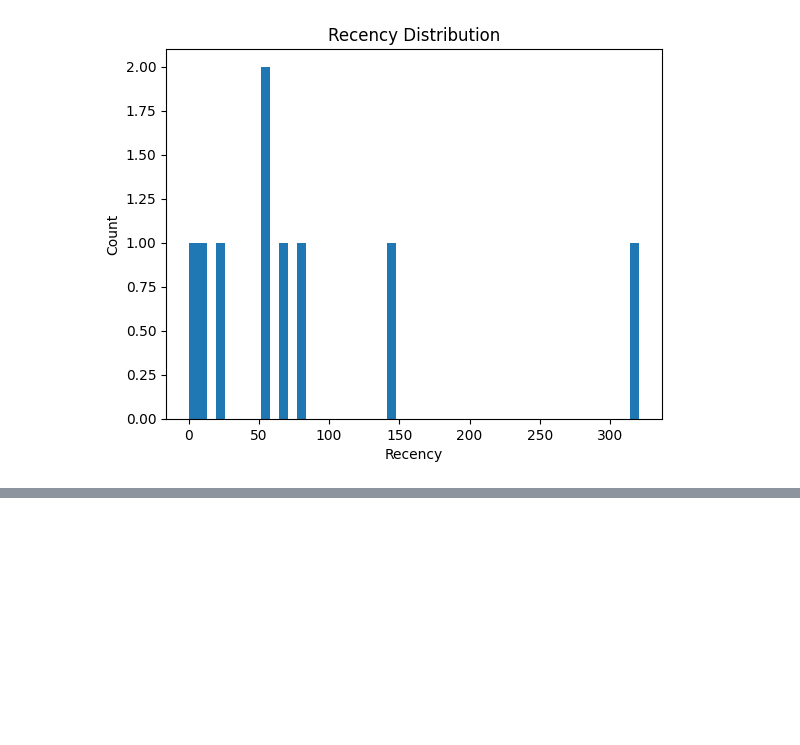
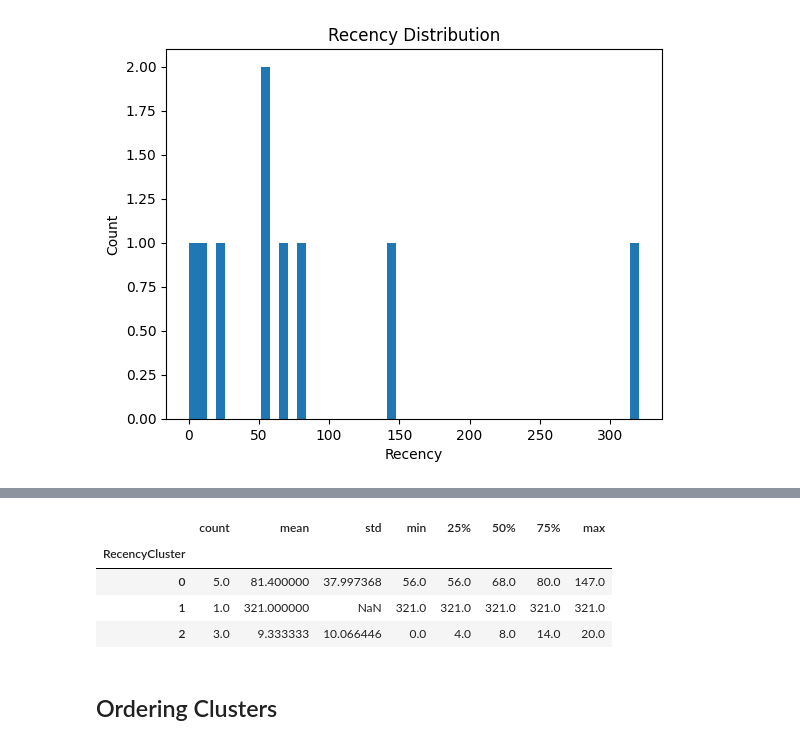
Before and after one commit to langatkevin/Customer-Lifetime-Value, a Jupyter notebook: cltv.ipynb, the cells around one changed output, grey strips where cells are left out. Saved outputs shown, nothing was run; the diff lists cells and outputs as text; code cells hidden in the pictures; blank space fills up the shorter version.

```diff
--- a/cltv.ipynb
+++ b/cltv.ipynb
@@ -140,0 +158,6 @@ plt.show()
+# %%
+# Build 3 clusters for recency and add it to dataframe
+kmeans = KMeans(n_clusters=3)
+kmeans.fit(customer_segmentation[['Recency']])
+customer_segmentation['RecencyCluster'] = kmeans.predict(customer_segmentation[['Recency']])
+customer_segmentation.head()
@@ -140,0 +171,10 @@ plt.show()
+# %%
+customer_segmentation.groupby('RecencyCluster')['Recency'].describe()
+# %% [output]
+|  | count | mean | std | min | 25% | 50% | 75% | max |
+| RecencyCluster |  |  |  |  |  |  |  |  |
+| 0 | 5.0 | 81.400000 | 37.997368 | 56.0 | 56.0 | 68.0 | 80.0 | 147.0 |
+| 1 | 1.0 | 321.000000 | NaN | 321.0 | 321.0 | 321.0 | 321.0 | 321.0 |
+| 2 | 3.0 | 9.333333 | 10.066446 | 0.0 | 4.0 | 8.0 | 14.0 | 20.0 |
+# %% [markdown]
+## Ordering Clusters
```
Also changed, not shown: parts of 3 cells of this notebook.
